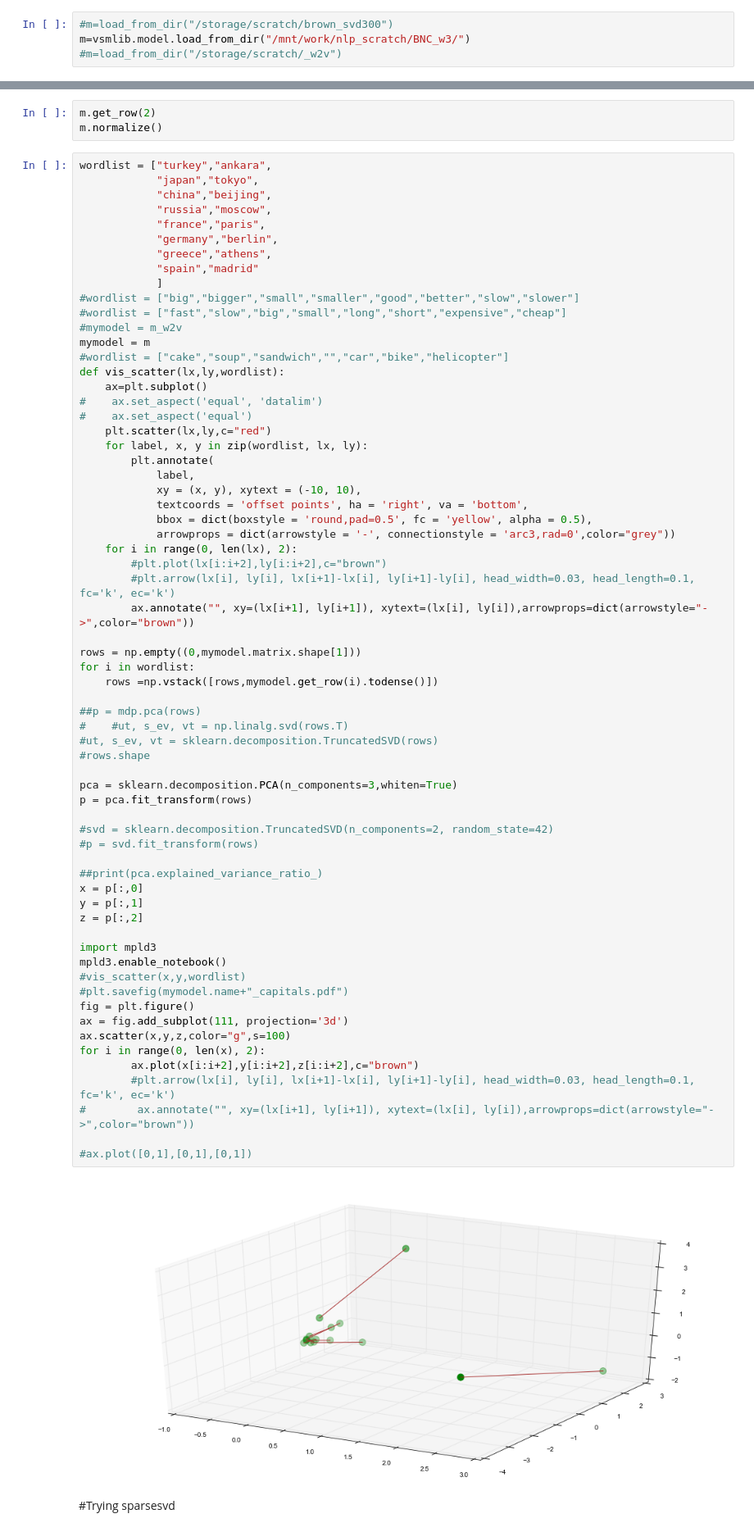
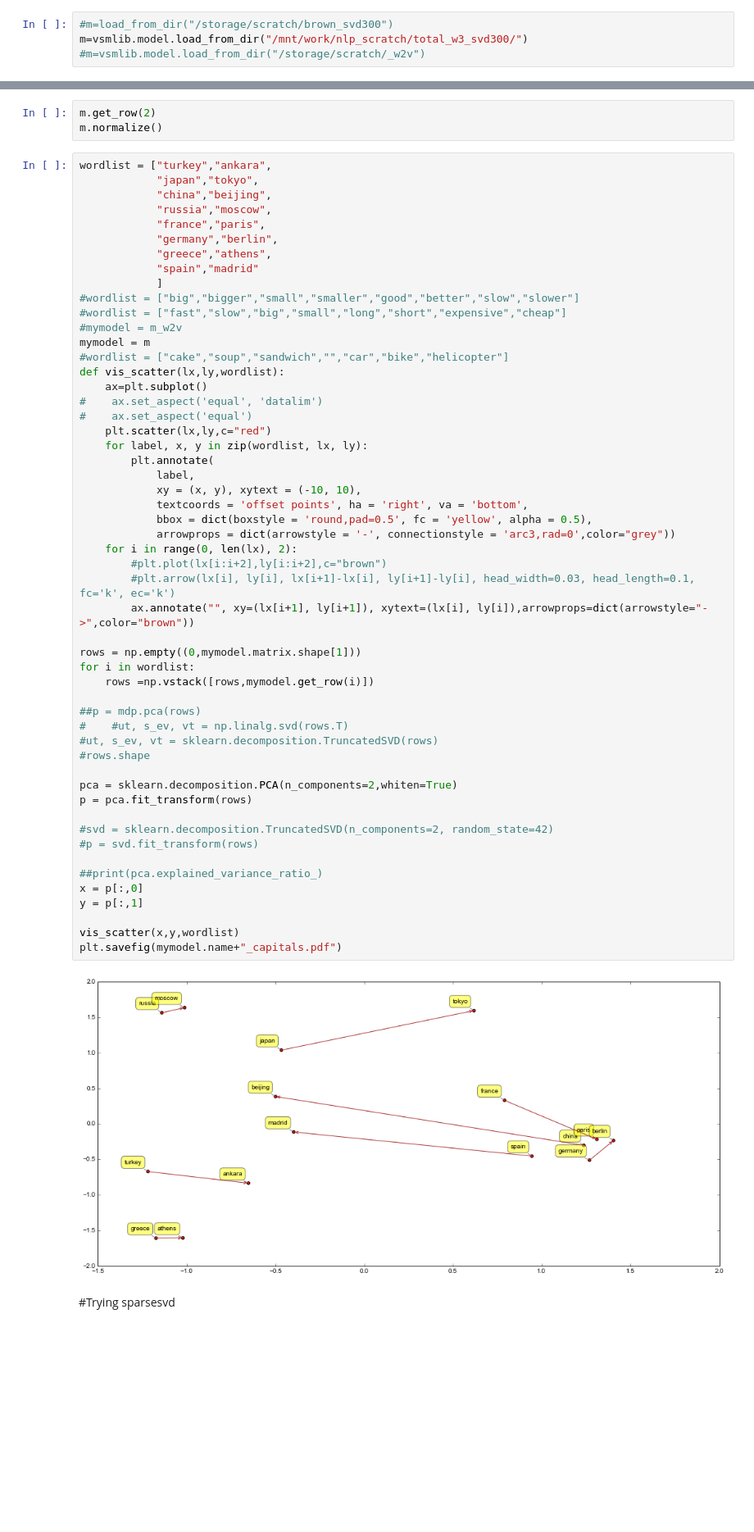
Before and after one commit to undertherain/vsmlib, a Jupyter notebook: python/matrices.ipynb, the cells around one changed output, grey strips where cells are left out. Shown at 82% size. Drawn from its saved outputs; the diff is of its cells as text; blank space fills up the shorter version.

```diff
--- a/python/matrices.ipynb
+++ b/python/matrices.ipynb
@@ -83,5 +100,5 @@ def draw_features(mm,num_features=20):
     plot_heat(ax,cols,xlabels,words_of_interest)
 # %%
 #m=load_from_dir("/storage/scratch/brown_svd300")
-m=vsmlib.model.load_from_dir("/mnt/work/nlp_scratch/BNC_w3/")
-#m=load_from_dir("/storage/scratch/_w2v")
+m=vsmlib.model.load_from_dir("/mnt/work/nlp_scratch/total_w3_svd300/")
+#m=vsmlib.model.load_from_dir("/storage/scratch/_w2v")
@@ -225,50 +230,38 @@ def vis_scatter(lx,ly,wordlist):
     for label, x, y in zip(wordlist, lx, ly):
         plt.annotate(
             label,
             xy = (x, y), xytext = (-10, 10),
             textcoords = 'offset points', ha = 'right', va = 'bottom',
             bbox = dict(boxstyle = 'round,pad=0.5', fc = 'yellow', alpha = 0.5),
             arrowprops = dict(arrowstyle = '-', connectionstyle = 'arc3,rad=0',color="grey"))
     for i in range(0, len(lx), 2):
         #plt.plot(lx[i:i+2],ly[i:i+2],c="brown")
         #plt.arrow(lx[i], ly[i], lx[i+1]-lx[i], ly[i+1]-ly[i], head_width=0.03, head_length=0.1, fc='k', ec='k')
         ax.annotate("", xy=(lx[i+1], ly[i+1]), xytext=(lx[i], ly[i]),arrowprops=dict(arrowstyle="->",color="brown"))
 
 rows = np.empty((0,mymodel.matrix.shape[1]))
 for i in wordlist:
-    rows =np.vstack([rows,mymodel.get_row(i).todense()])
+    rows =np.vstack([rows,mymodel.get_row(i)])
 
 ##p = mdp.pca(rows)
 #    #ut, s_ev, vt = np.linalg.svd(rows.T)
 #ut, s_ev, vt = sklearn.decomposition.TruncatedSVD(rows)
 #rows.shape
 
-pca = sklearn.decomposition.PCA(n_components=3,whiten=True)
+pca = sklearn.decomposition.PCA(n_components=2,whiten=True)
 p = pca.fit_transform(rows)
 
 #svd = sklearn.decomposition.TruncatedSVD(n_components=2, random_state=42)
 #p = svd.fit_transform(rows)
 
 ##print(pca.explained_variance_ratio_)
 x = p[:,0]
 y = p[:,1]
-z = p[:,2]
 
-import mpld3
-mpld3.enable_notebook()
-#vis_scatter(x,y,wordlist)
-#plt.savefig(mymodel.name+"_capitals.pdf")
-fig = plt.figure()
-ax = fig.add_subplot(111, projection='3d')
-ax.scatter(x,y,z,color="g",s=100)
-for i in range(0, len(x), 2):
-        ax.plot(x[i:i+2],y[i:i+2],z[i:i+2],c="brown")
-        #plt.arrow(lx[i], ly[i], lx[i+1]-lx[i], ly[i+1]-ly[i], head_width=0.03, head_length=0.1, fc='k', ec='k')
-#        ax.annotate("", xy=(lx[i+1], ly[i+1]), xytext=(lx[i], ly[i]),arrowprops=dict(arrowstyle="->",color="brown"))
-
-#ax.plot([0,1],[0,1],[0,1])
+vis_scatter(x,y,wordlist)
+plt.savefig(mymodel.name+"_capitals.pdf")
 # %% [output]
-[figure, old version]
+[figure, new version]
 # %% [markdown]
 #Trying sparsesvd
 # %%
```
Also changed, not shown: parts of 12 cells of this notebook, 1 other file.
